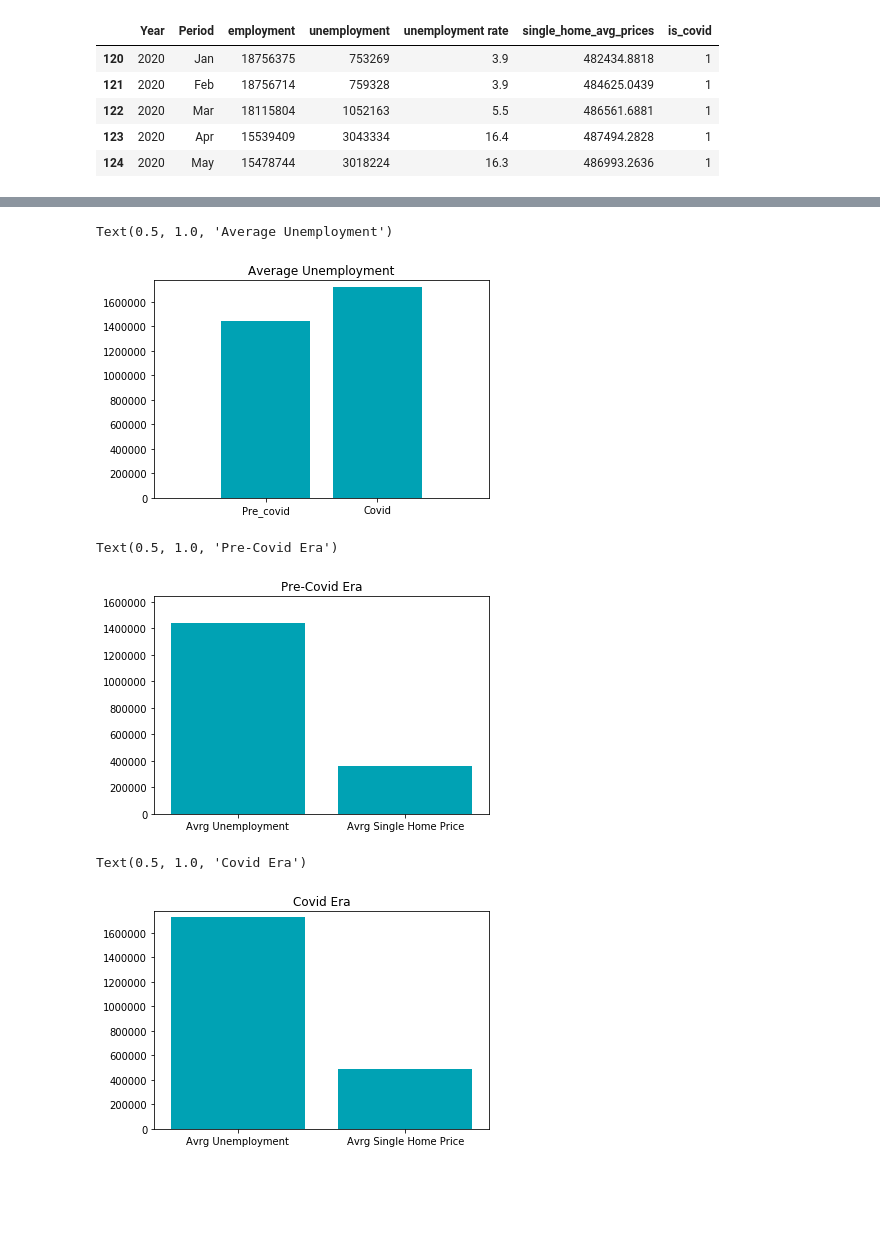
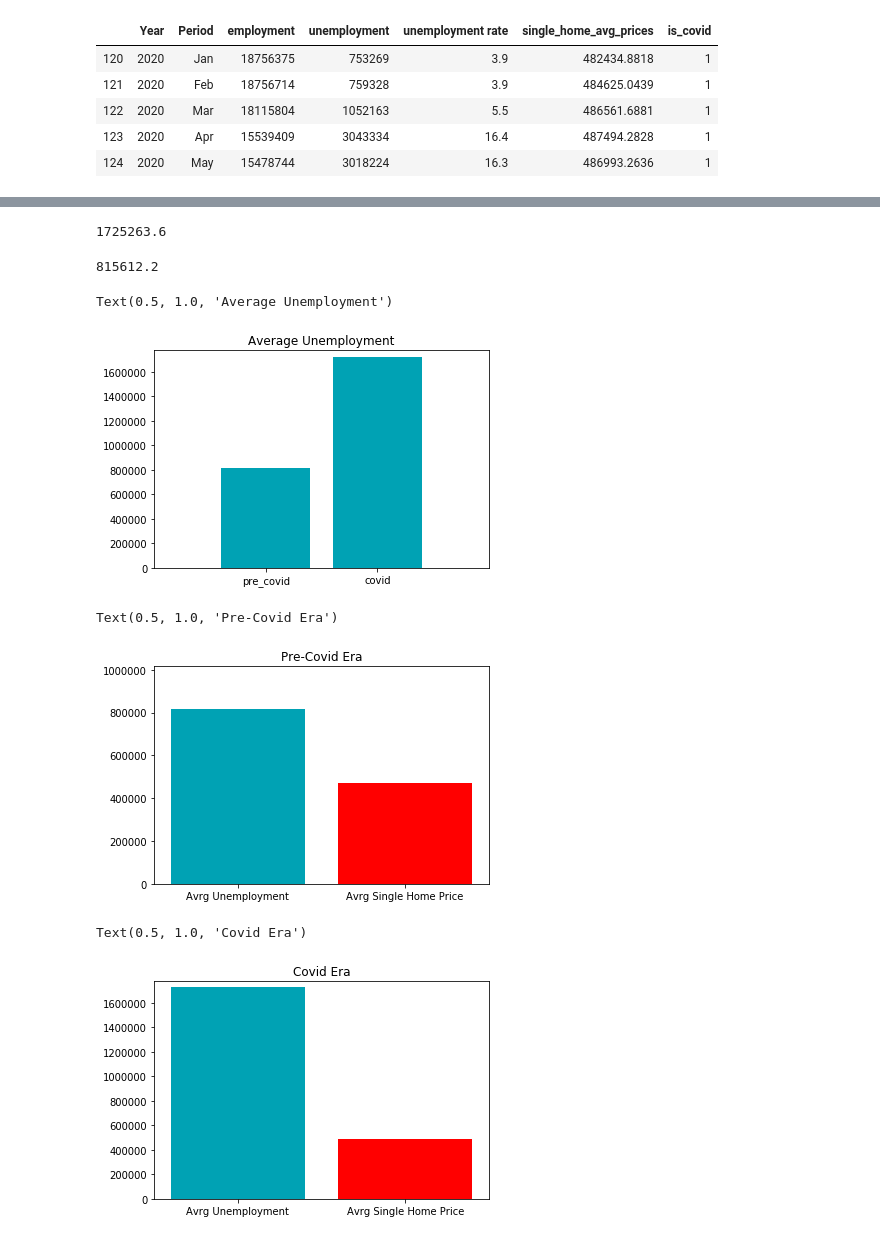
Before and after one commit to CovidSurvivalGroup/CovidSurviving-Economics, a Jupyter notebook: visuals/California_visuals.ipynb, the cells around one changed output, grey strips where cells are left out. Drawn from its saved outputs; the diff is of its cells as text; code cells hidden in the pictures; blank space fills up the shorter version.

```diff
--- a/visuals/California_visuals.ipynb
+++ b/visuals/California_visuals.ipynb
@@ -41,43 +41,53 @@ Text(0, 0.5, 'unemployment rate')
 # %%
 tail=california.tail(5)
 post_covid=tail["unemployment"].mean()
+print(post_covid)
+# %% [output]
+1725263.6
 # %%
-top=california.head(115)
-pre_covid=top["unemployment"].mean()
+# top=california.head(115)
+# pre_covid=top["unemployment"].mean()
+pre_covid_test=california.iloc[108:113]
+pre_covid=pre_covid_test.mean().unemployment
+print(pre_covid)
+# %% [output]
+815612.2
 # %%
 covid_avrg=[pre_covid,post_covid]
 x_axis = np.arange(len(covid_avrg))
-plt.bar(x_axis, covid_avrg, color='#00A2B4', alpha=1, align="center")
+plt.bar(x_axis, covid_avrg, color=('#00A2B4'), alpha=1, align="center")
 tick_locations = [value for value in x_axis]
-plt.xticks(tick_locations, ["Pre_covid", "Covid"])
+plt.xticks(tick_locations, ["pre_covid", "covid"])
 plt.xlim(-1, len(x_axis)-0)
 plt.ylim(0, max(covid_avrg)+50000)
 plt.title("Average Unemployment")
 # %% [output]
 Text(0.5, 1.0, 'Average Unemployment')
-[figure, old version]
+[figure, new version]
 # %%
 tail_b=california.tail(5)
 post_covid_b=tail_b["single_home_avg_prices"].mean()
 
-top_b=california.head(115)
-pre_covid_b=top_b["single_home_avg_prices"].mean()
+# top_b=california.head(115)
+# pre_covid_b=top_b["single_home_avg_prices"].mean()
+pre_covid_test=california.iloc[108:113]
+pre_covid_b=pre_covid_test.mean().single_home_avg_prices
 # %%
 covid_avrg_b=[pre_covid,pre_covid_b]
 x_axis_b = np.arange(len(covid_avrg_b))
-plt.bar(x_axis_b, covid_avrg_b, color='#00A2B4', alpha=1, align="center")
+plt.bar(x_axis_b, covid_avrg_b, color=('#00A2B4','r'), alpha=1, align="center")
 tick_locations = [value for value in x_axis]
 plt.xticks(tick_locations, ["Avrg Unemployment", "Avrg Single Home Price"])
 plt.xlim(-.50, len(x_axis_b)-.50)
 plt.ylim(0, max(covid_avrg_b)+200000)
 plt.title("Pre-Covid Era")
 # %% [output]
 Text(0.5, 1.0, 'Pre-Covid Era')
-[figure, old version]
+[figure, new version]
 # %%
 covid_avrg_c=[post_covid,post_covid_b]
 x_axis_c = np.arange(len(covid_avrg_c))
-plt.bar(x_axis_c, covid_avrg_c, color='#00A2B4', alpha=1, align="center")
+plt.bar(x_axis_c, covid_avrg_c, color=('#00A2B4','r'), alpha=1, align="center")
 tick_locations = [value for value in x_axis]
 plt.xticks(tick_locations, ["Avrg Unemployment", "Avrg Single Home Price"])
 plt.xlim(-.50, len(x_axis_c)-.50)
@@ -85,4 +95,4 @@ plt.ylim(0, max(covid_avrg_c)+50000)
 plt.title("Covid Era")
 # %% [output]
 Text(0.5, 1.0, 'Covid Era')
-[figure, old version]
+[figure, new version]
```
Also changed, not shown: parts of 3 cells of this notebook, 1 other file.
